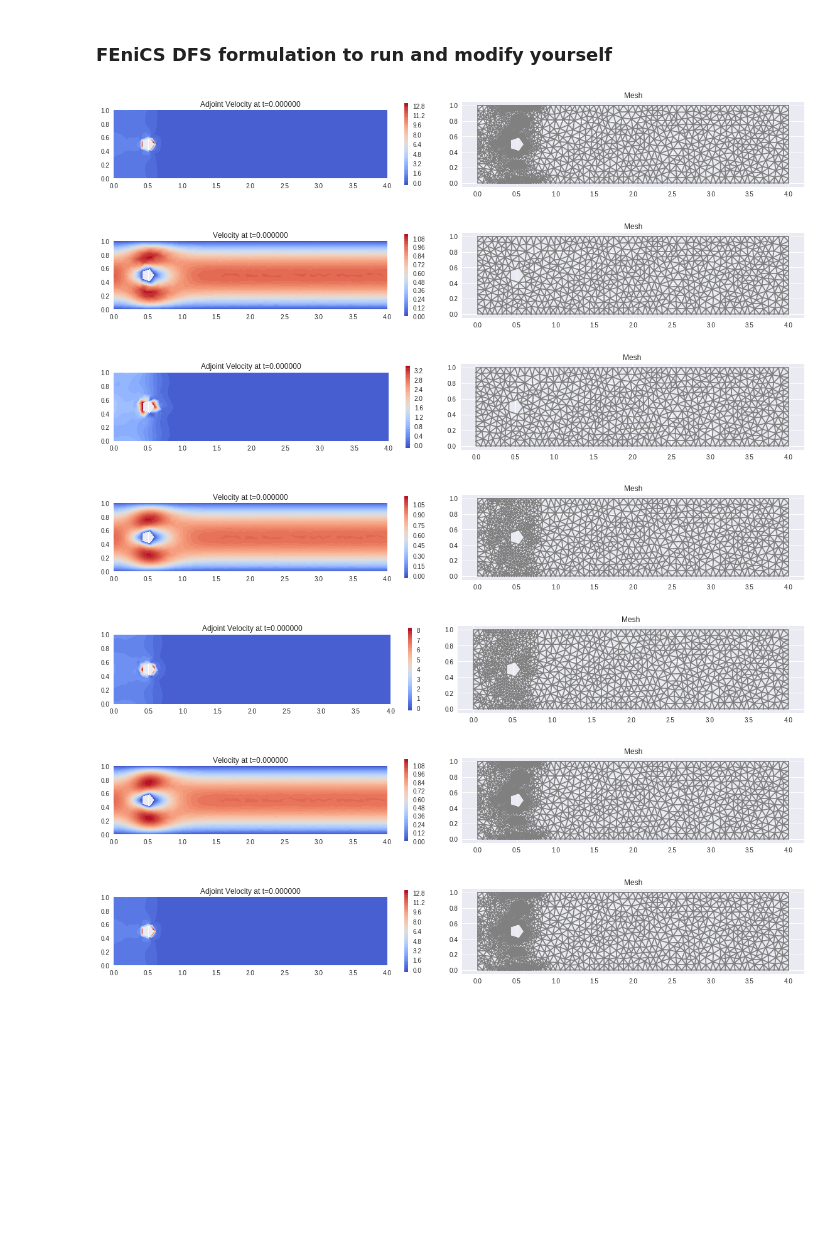
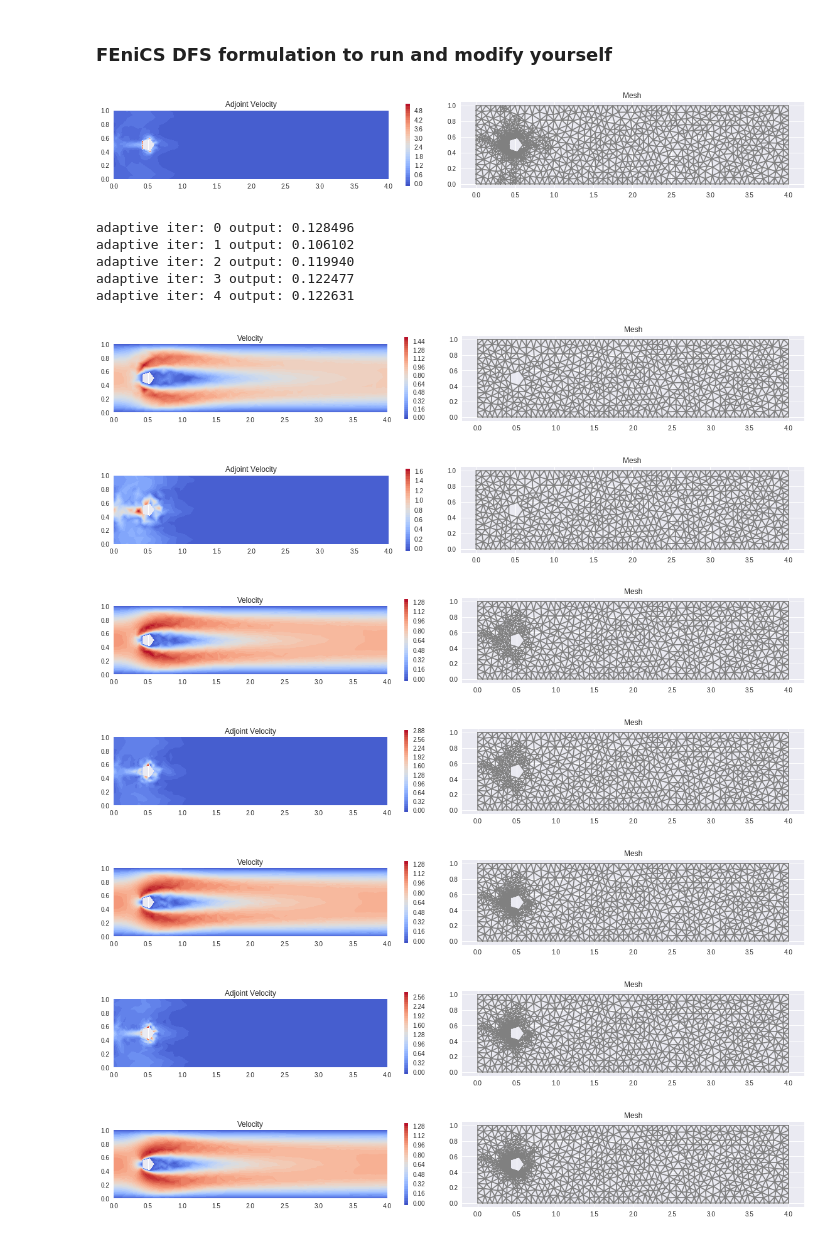
Before and after one commit to johanjan/MOOC-HPFEM-source, a Jupyter notebook: MOOC_HPFEM_Adaptivity.ipynb, the cells around one changed output. Cells and saved outputs as stored; diff of their text form; code cells hidden in the pictures; blank space fills up the shorter version.

Commit message:
Clean up adaptivity template.

```diff
--- a/MOOC_HPFEM_Adaptivity.ipynb
+++ b/MOOC_HPFEM_Adaptivity.ipynb
@@ -43,9 +43,11 @@ from IPython.display import clear_output, display, update_display; import time;
 import time
 from ufl import replace
 
-def plot_compact(u, t, stepcounter, QQ, pl, ax, label = "Velocity"): # Compact plot utility function
+def plot_compact(u, t, stepcounter, QQ, pl, ax, label = "Velocity", clear = True): # Compact plot utility function
   if stepcounter == 0:
-    pl, ax = plt.subplots(); display(pl); clear_output(); # Plotting setup
+    pl, ax = plt.subplots(); display(pl);
+    if clear:
+      clear_output(); # Plotting setup
   if stepcounter % 5 == 0:
     uEuclidnorm = project(sqrt(inner(u, u)), QQ); ax.cla(); fig = plt.gcf(); fig.set_size_inches(16, 4)
     plt.subplot(1, 2, 1); pp = plot(uEuclidnorm, cmap="coolwarm"); plt.title("%s at t=%f" % (label, t)) # Plot norm of velocity
@@ -56,6 +58,17 @@ def plot_compact(u, t, stepcounter, QQ, pl, ax, label = "Velocity"): # Compact p
 
   return (pl, ax)
 
+def plot_compact_static(u, QQ, label = "Velocity"): # Compact plot utility function
+  pl, ax = plt.subplots();
+  uEuclidnorm = project(sqrt(inner(u, u)), QQ); ax.cla(); fig = plt.gcf(); fig.set_size_inches(16, 4)
+  plt.subplot(1, 2, 1); pp = plot(uEuclidnorm, cmap="coolwarm"); plt.title("%s" % (label)) # Plot norm of velocity
+  plt.axis(G); plt.colorbar(pp, shrink=0.5);
+  plt.subplot(1, 2, 2);
+  plot(Q.mesh()); plt.title("Mesh") # Plot mesh
+  plt.tight_layout(); dpl = display(pl, display_id="test");
+
+  return (pl, ax)
+
 XMIN = 0.; XMAX = 4; YMIN = 0; YMAX = 1.; G = [XMIN, XMAX, YMIN, YMAX]; eps = 1e-5; mresolution=30 # Geometry and mesh
 mesh = generate_mesh(Rectangle(Point(G[0], G[2]), Point(G[1], G[3])) - Circle(Point(.5, .5), .1), mresolution)
 
@@ -98,9 +111,8 @@ def M(mesh, u, p):
 
   return M1
 
-for i in range(0, 3):
-  print("adaptive iter %d" % i)
-
+clear_output();
+for i in range(0, maxiters):
   VE = VectorElement("CG", mesh.ufl_cell(), 1); QE = FiniteElement("CG", mesh.ufl_cell(), 1); h = CellDiameter(mesh); # FEM functions
   WE = VE * QE; W = FunctionSpace(mesh, WE); V = FunctionSpace(mesh, VE); Q = FunctionSpace(mesh, QE) # Make a mixed space
   wt = TestFunction(W); (v, q) = (as_vector((wt[0], wt[1])), wt[2]);
@@ -117,47 +129,56 @@ for i in range(0, 3):
   im = Expression("x[0] < XMIN + eps ? 1. : 0.", XMIN=XMIN, eps=eps, element = Q.ufl_element())
   nm = Expression("x[0] > XMIN + eps && x[0] < XMAX - eps ? 1. : 0.", XMIN=XMIN, XMAX=XMAX, eps=eps, element = Q.ufl_element())
 
-  nu = 1e-1; d = .2*h**(3./2.);   # Timestep, viscosity and stabilization parameters
+  nu = 4e-3; d = .2*h**(3./2.);   # Timestep, viscosity and stabilization parameters
   gamma = 10*1./h # Penalty parameter
-  adaptive = True; adapt_ratio = 0.1
+  adaptive = True; adapt_ratio = 0.03; maxiters = 5
 
-  psimarker = PsiMarker(degree=2)
+  psimarker = PsiMarker(degree=2, element = Q.ufl_element())
 
   n = FacetNormal(mesh)
 
   r = ((inner(grad(p) + grad(u)*u, v) + nu*inner(grad(u), grad(v)) + div(u)*q)*dx +
        gamma*(om*p*q + im*inner(u - uin, v) + nm*inner(u, v))*ds + # Weak boundary conditions
       d*(inner(grad(p) + grad(u)*u, grad(q) + grad(u)*v) + inner(div(u), div(v)))*dx) # Stabilization
   solve(r==0, w)  # Solve the Navier-Stokes PDE (stationary)
-  pl, ax = plot_compact(u, 0., 0, Q, pl, ax) # Plot all quantities (see implementation above)
+  plot_compact_static(u, Q, "Velocity") # Plot all quantities (see implementation above)
+
+  output = assemble(M(mesh, u, p))
+  print("adaptive iter: %d output: %f" % (i, output))
 
   a_dual = adjoint(derivative(r, w))
   L_dual = M(mesh, v, q)
   solve(a_dual==L_dual, phi)  # Solve the adjoint Navier-Stokes PDE (stationary)
 
-  pl, ax = plot_compact(phi, 0., 0, Q, pl, ax, "Adjoint Velocity") # Plot all quantities (see implementation above)
+  plot_compact_static(phi, Q, "Adjoint Velocity") # Plot all quantities (see implementation above)
 
   Lei = replace(r, {wt:phi*z});
   ei = assemble(Lei);
   gamma = abs(ei.get_local()) # Get value array (assume serial implementation)
 
   # Mark cells for refinement
   cell_markers = MeshFunction("bool", mesh, mesh.topology().dim())
   gamma_0 = sorted(gamma, reverse=True)[int(len(gamma)*adapt_ratio) - 1]
   for c in cells(mesh):
       cell_markers[c] = gamma[c.index()] > gamma_0
 
   # Refine mesh
   if adaptive:
       rmesh = refine(mesh, cell_markers)
   else:
       rmesh = refine(mesh)
   mesh = rmesh
 # %% [output]
-[figure, old version]
+[figure, new version]
+adaptive iter: 0 output: 0.128496
+adaptive iter: 1 output: 0.106102
+adaptive iter: 2 output: 0.119940
+adaptive iter: 3 output: 0.122477
+adaptive iter: 4 output: 0.122631
-[figure, old version]
+[figure, new version]
-[figure, old version]
+[figure, new version]
-[figure, old version]
+[figure, new version]
-[figure, old version]
+[figure, new version]
-[figure, old version]
+[figure, new version]
-[figure, old version]
+[figure, new version]
+[figure, added]
```
Also changed, not shown: parts of 1 cell of this notebook.
